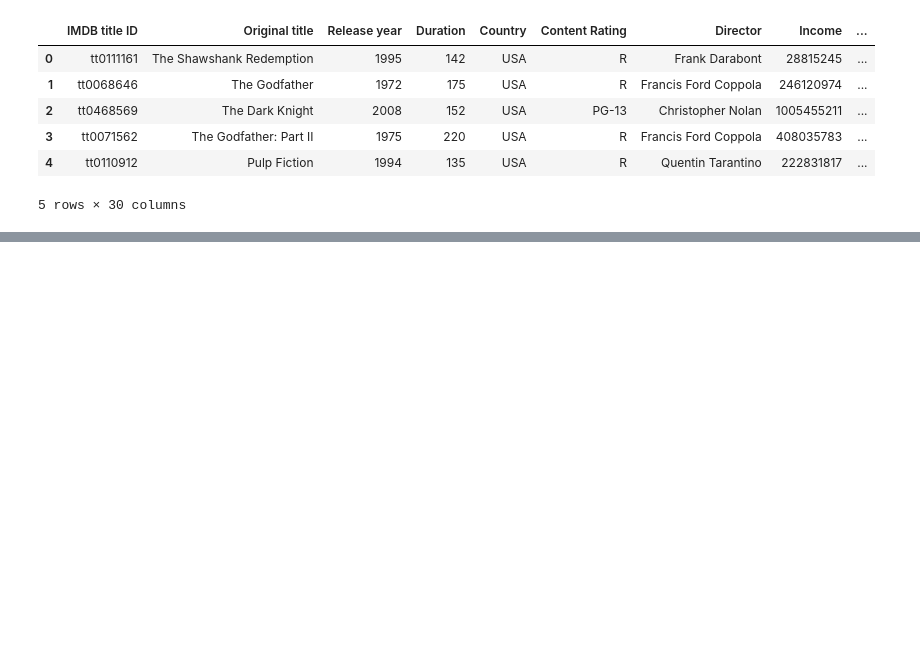
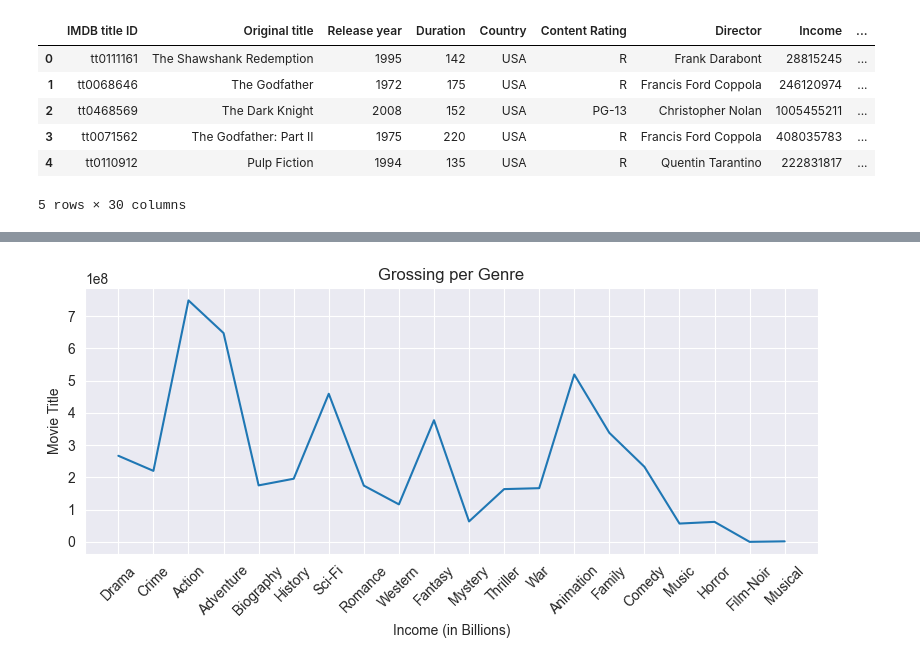
Before and after one commit to magdalena-ivanova-ds/EDA-Projects, a Jupyter notebook: food_sales/movies.ipynb, the cells around one changed output, grey strips where cells are left out. Saved outputs shown, nothing was run; the diff lists cells and outputs as text; code cells hidden in the pictures; blank space fills up the shorter version.

```diff
--- a/food_sales/movies.ipynb
+++ b/food_sales/movies.ipynb
@@ -310,3 +310,21 @@ movies["Score"].head()
 3    9.0
 4    8.9
 Name: Score, dtype: float64
+# %%
+# Melt the genre columns into a long format
+melted_genres = pd.melt(
+    movies,
+    id_vars=['IMDB title ID', 'Original title', 'Release year', 'Duration', 'Country', 'Content Rating', 'Director', 'Income', 'Votes', 'Score'],  # Keep these columns as identifiers
+    value_vars=['Drama', 'Crime', 'Action', 'Adventure', 'Biography', 'History', 'Sci-Fi', 'Romance', 'Western', 'Fantasy', 'Mystery', 'Thriller', 'War', 'Animation', 'Family', 'Comedy', 'Music', 'Horror', 'Film-Noir', 'Musical'],  # Columns to melt
+    var_name='Genre',  # Name of the new column for genres
+    value_name='Is_Genre'  # Name of the new column for binary values (1 or 0)
+)
+
+# Filter only rows where the genre is present (Is_Genre == 1)
+melted_genres = melted_genres[melted_genres['Is_Genre'] == 1]
+
+# Drop the 'Is_Genre' column since it's always 1
+melted_genres = melted_genres.drop(columns=['Is_Genre'])
+
+# Display the melted dataframe
+print(melted_genres.head())
@@ -357,0 +401,12 @@ movies.head()
+# %%
+#top_10_income_movies = melted_genres.sort_values(by="Income", ascending=False).iloc[:14]
+plt.figure(figsize=(8,4), dpi=100)
+sns.lineplot(y='Income', x='Genre', data=melted_genres, errorbar=None)
+plt.title('Grossing per Genre')
+plt.xlabel('Income (in Billions)')
+plt.ylabel('Movie Title')
+plt.xticks(rotation=45)
+plt.tight_layout()
+plt.show()
+# %% [output]
+[figure, added]
```
Also changed, not shown: parts of 8 cells of this notebook.
